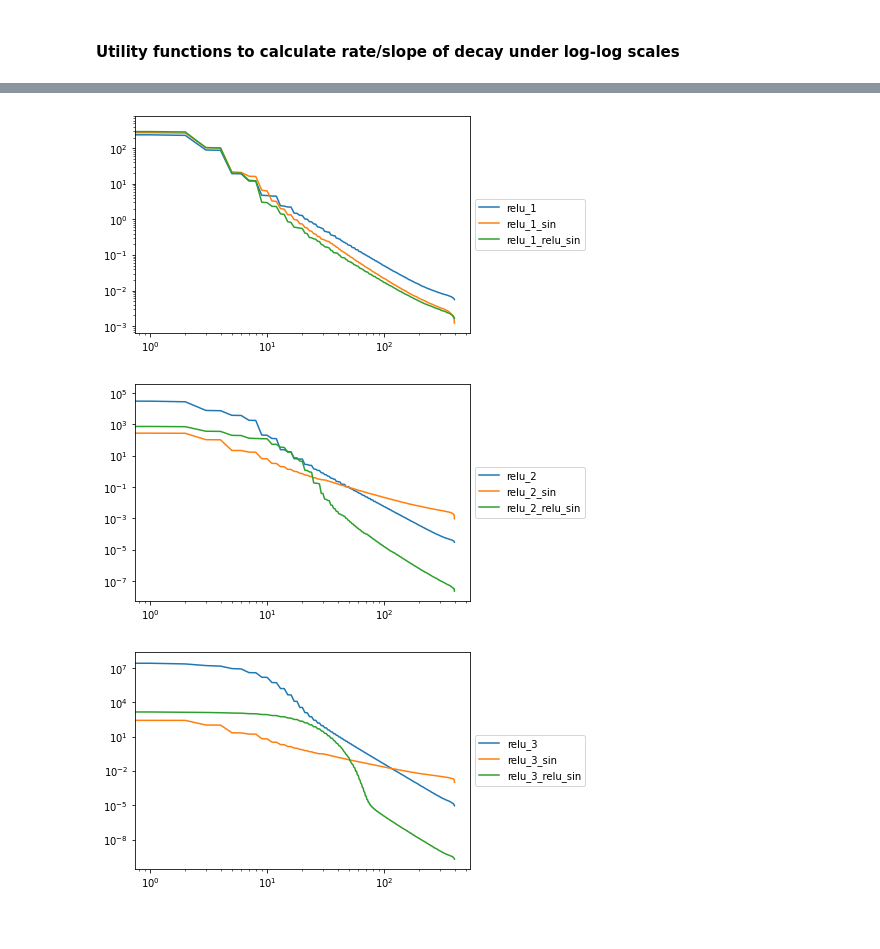
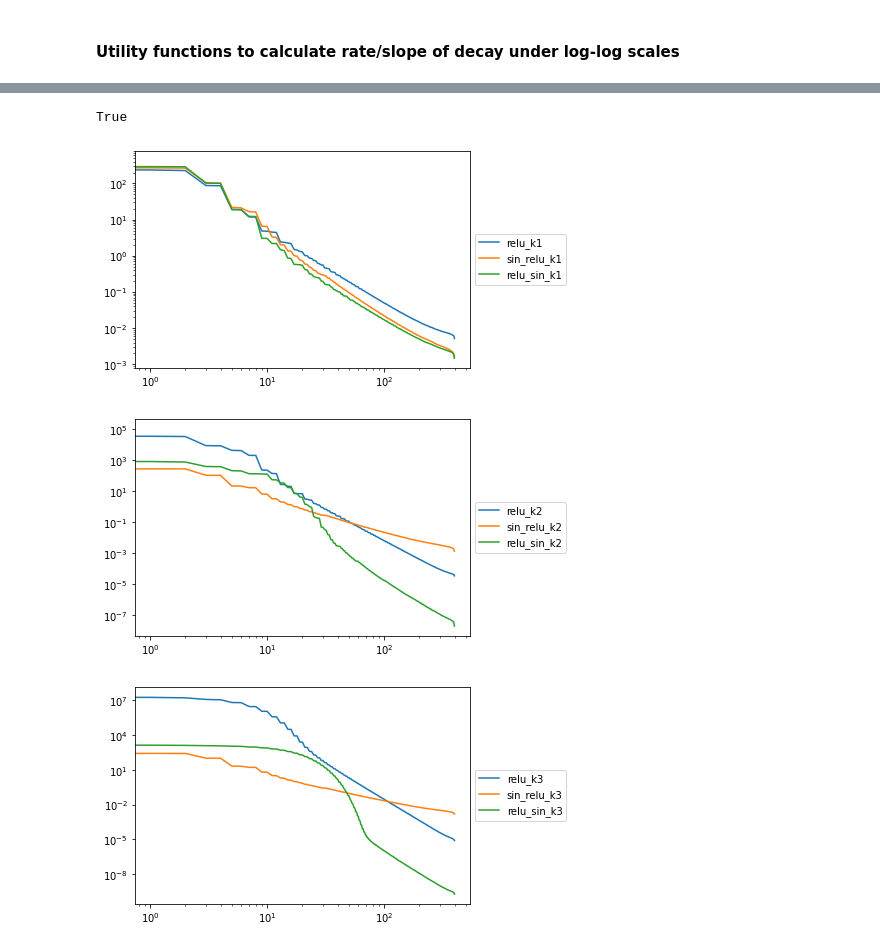
Before and after one commit to genglinliu/NTK-study, a Jupyter notebook: NTK_three_layer.ipynb, the cells around one changed output, grey strips where cells are left out. Drawn from its saved outputs; the diff is of its cells as text; code cells hidden in the pictures.

```diff
--- a/NTK_three_layer.ipynb
+++ b/NTK_three_layer.ipynb
@@ -40,7 +40,7 @@ def cos(x, k=None):
 def d_cos(x, k=None):
     return -np.sin(x)
 # %%
-def init_inputs(num_inputs=100):
+def init_inputs(num_inputs=400):
     # sin(theta) and cos(theta), theta ~ (0, 2*pi) uniformly sampled
     # take 100 points on the unit circle
     theta = np.linspace(0.0, 2 * np.pi, num=num_inputs)
@@ -66,7 +66,8 @@ def plot_eigendecay_trig(kernel, label):
 # %%
 # check kernel symmetry and positive definitiveness
 def check(matrix, tol=1e-4):
-    if not np.all(np.abs(matrix-matrix.T) < tol):
+    error = np.max(matrix - matrix.T) / np.max(matrix)
+    if not error < tol:
         print("warning: kernel is not symmetric")
     if not np.all(np.linalg.eigvals(matrix) >= -tol):
         print("warning: kernel is not positive semi-definite")
@@ -203,14 +202,12 @@ def calc_sigma_2(activation_h1, activation_h2, h1_k, h2_k):
     cov = calc_B2(activation_h1, h1_k)
 
     # generate 1000 pairs of (u, v), 1st half of the sample is u, 2nd half is v
-#     sample_1, sample_2 = np.random.multivariate_normal(mean, cov, (2, num_samples)) # each (num_samples, 2*num_inputs)
-    sample_1 = np.random.multivariate_normal(mean, cov, num_samples)
-    u1, v1 = sample_1[:, :num_inputs], sample_1[:, num_inputs:] # (num_samples, num_inputs) = (1000, 100)
-#     u2, v2 = sample_2[:, :num_inputs], sample_2[:, num_inputs:] # (num_samples, num_inputs) = (1000, 100)
+    sample = np.random.multivariate_normal(mean, cov, num_samples)
+    u, v = sample[:, :num_inputs], sample[:, num_inputs:] # (num_samples, num_inputs) = (1000, 100)
 
     # dot product to sum up the sampled u and v after being activated; this step same as the two-layer case
-    expectation_1 = np.dot(activation_func(u1, h2_k).T, activation_func(v1, h2_k)) / num_samples
-    expectation_2 = np.dot(d_activation(u1, h2_k).T, d_activation(v1, h2_k)) / num_samples
+    expectation_1 = np.dot(activation_func(u, h2_k).T, activation_func(v, h2_k)) / num_samples
+    expectation_2 = np.dot(d_activation(u, h2_k).T, d_activation(v, h2_k)) / num_samples
 
     sigma_2 = 2 * expectation_1
     sigma_2_prime = 2 * expectation_2
@@ -385,18 +382,18 @@ k=4
 activation_relu = 'relu_k'
 activation_sin = 'sin'
 
-relu_1 = calc_K2(activation_relu, activation_relu, h1_k=1, h2_k=1)
-relu_2 = calc_K2(activation_relu, activation_relu, h1_k=2, h2_k=2)
-relu_3 = calc_K2(activation_relu, activation_relu, h1_k=3, h2_k=3)
-relu_4 = calc_K2(activation_relu, activation_relu, h1_k=4, h2_k=4)
+relu_k1 = calc_K2(activation_relu, activation_relu, h1_k=1, h2_k=1)
+relu_k2 = calc_K2(activation_relu, activation_relu, h1_k=2, h2_k=2)
+relu_k3 = calc_K2(activation_relu, activation_relu, h1_k=3, h2_k=3)
+relu_k4 = calc_K2(activation_relu, activation_relu, h1_k=4, h2_k=4)
 
-relu_1_sin = calc_K2(activation_sin, activation_relu, h1_k=1)
-relu_2_sin = calc_K2(activation_sin, activation_relu, h1_k=2)
-relu_3_sin = calc_K2(activation_sin, activation_relu, h1_k=3)
-relu_4_sin = calc_K2(activation_sin, activation_relu, h1_k=4)
+sin_relu_k1 = calc_K2(activation_sin, activation_relu, h1_k=1)
+sin_relu_k2 = calc_K2(activation_sin, activation_relu, h1_k=2)
+sin_relu_k3 = calc_K2(activation_sin, activation_relu, h1_k=3)
+sin_relu_k4 = calc_K2(activation_sin, activation_relu, h1_k=4)
 
-relu_1_relu_sin = calc_K2(activation_relu, activation_sin, h1_k=1)
-relu_2_relu_sin = calc_K2(activation_relu, activation_sin, h1_k=2)
-relu_3_relu_sin = calc_K2(activation_relu, activation_sin, h1_k=3)
-relu_4_relu_sin = calc_K2(activation_relu, activation_sin, h1_k=4)
+relu_sin_k1 = calc_K2(activation_relu, activation_sin, h1_k=1)
+relu_sin_k2 = calc_K2(activation_relu, activation_sin, h1_k=2)
+relu_sin_k3 = calc_K2(activation_relu, activation_sin, h1_k=3)
+relu_sin_k4 = calc_K2(activation_relu, activation_sin, h1_k=4)
 # %% [output]
@@ -411,19 +401,24 @@ warning: kernel is not symmetric
+# %%
+matrix = sin_relu_k1
+np.all(np.linalg.eigvals(matrix) >= -1e-4)
+# %% [output]
+True
 # %%
-plot_eigendecay( relu_1, 'relu_1' )
-plot_eigendecay( relu_1_sin, 'relu_1_sin' )
-plot_eigendecay( relu_1_relu_sin, 'relu_1_relu_sin' )
+plot_eigendecay( relu_k1, 'relu_k1' )
+plot_eigendecay( sin_relu_k1, 'sin_relu_k1' )
+plot_eigendecay( relu_sin_k1, 'relu_sin_k1' )
 # %% [output]
-[figure, old version]
+[figure, new version]
 # %%
-plot_eigendecay( relu_2, 'relu_2' )
-plot_eigendecay( relu_2_sin, 'relu_2_sin' )
-plot_eigendecay( relu_2_relu_sin, 'relu_2_relu_sin' )
+plot_eigendecay( relu_k2, 'relu_k2' )
+plot_eigendecay( sin_relu_k2, 'sin_relu_k2' )
+plot_eigendecay( relu_sin_k2, 'relu_sin_k2' )
 # %% [output]
-[figure, old version]
+[figure, new version]
 # %%
-plot_eigendecay( relu_3, 'relu_3' )
-plot_eigendecay( relu_3_sin, 'relu_3_sin' )
-plot_eigendecay( relu_3_relu_sin, 'relu_3_relu_sin' )
+plot_eigendecay( relu_k3, 'relu_k3' )
+plot_eigendecay( sin_relu_k3, 'sin_relu_k3' )
+plot_eigendecay( relu_sin_k3, 'relu_sin_k3' )
 # %% [output]
-[figure, old version]
+[figure, new version]
 # %%
```
Also changed, not shown: parts of 5 cells of this notebook, 1 other file.
